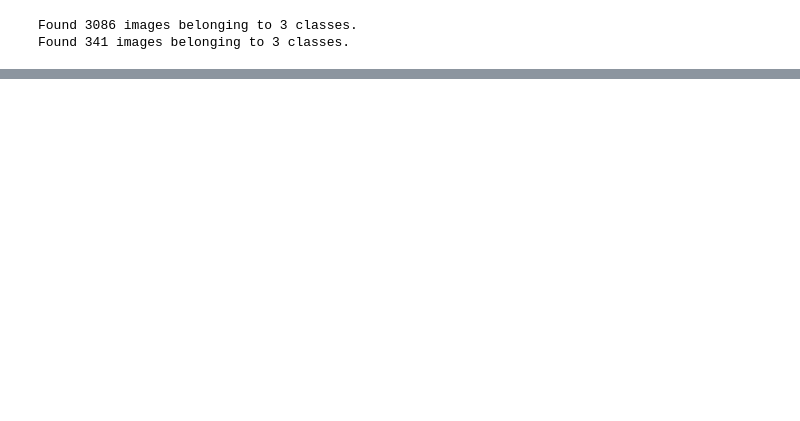
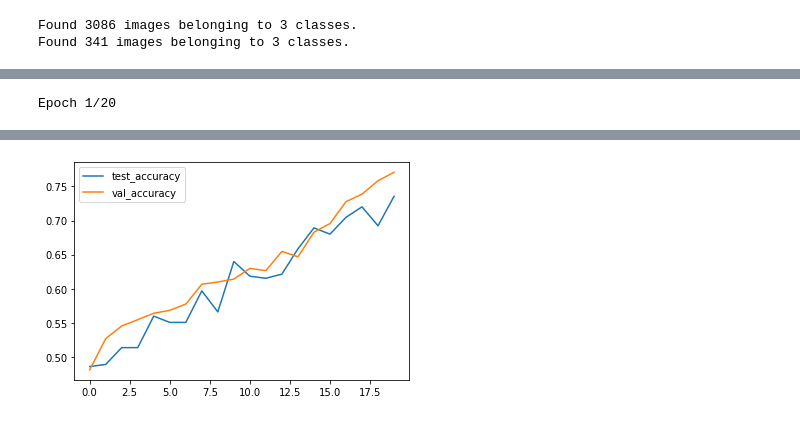
Before and after one commit to a18091986/MachineLearning, a Jupyter notebook: Deep Learning/Convolutional neural network/ImageDataGenerator_cars_img_prediction.ipynb, the cells around one changed output, grey strips where cells are left out. Drawn from its saved outputs; the diff is of its cells as text; code cells hidden in the pictures; blank space fills up the shorter version.

Commit message:
Pooling Layer Type Selection

```diff
--- a/Deep Learning/Convolutional neural network/ImageDataGenerator_cars_img_prediction.ipynb
+++ b/Deep Learning/Convolutional neural network/ImageDataGenerator_cars_img_prediction.ipynb
@@ -120,0 +144,72 @@ model.compile(loss='categorical_crossentropy', optimizer=Adam(lr=0.0001), metric
+# %%
+compare_dict = dict()
+for pooling_layer_in in [(MaxPooling2D(pool_size = (2,2)), 1), (AveragePooling2D(pool_size = (2,2)), 2), (Conv2D(256, (2,2), padding = 'same', strides = (2,2), activation = 'relu'), 3),
+                        (MaxPooling2D(pool_size = (3,3)), 4), (AveragePooling2D(pool_size = (3,3)), 5), (Conv2D(256, (3,3), padding = 'same', strides = (3,3), activation = 'relu'), 6)]:
+  for pooling_layer_out in [(GlobalMaxPooling2D(), 1), (GlobalAveragePooling2D(), 2)]:
+    print(f'Для комбинации {pooling_layer_in[1]}-{pooling_layer_out[1]}')
+    result = model_choose(pooling_layer_in = pooling_layer_in[0], pooling_layer_out = pooling_layer_out[0], n_epochs = 10)
+    compare_dict[f'{pooling_layer_in[1]}-{pooling_layer_out[1]}'] = result
+    print(f'val_accuracy: {result[-1]}\n{"*"*100}')
+# %%
+def model_choose(pooling_layer_in, pooling_layer_out, n_epochs):
+  #Создаем последовательную модель
+  model = Sequential()
+  #Первый сверточный слой
+  model.add(Conv2D(256, (3, 3), padding='same', activation='relu', input_shape=(img_w, img_h, 3)))
+  #Второй сверточный слой
+  model.add(Conv2D(256, (3, 3), padding='same', activation='relu'))
+  model.add(pooling_layer_in)
+  #Третий сверточный слой
+  model.add(Conv2D(256, (3, 3), padding='same', activation='relu'))
+  #Слой регуляризации Dropout
+  model.add(Dropout(0.2))
+  #Четвертый сверточный слой
+  model.add(Conv2D(256, (3, 3), padding='same', activation='relu'))
+  model.add(pooling_layer_in)
+  #Слой регуляризации Dropout
+  model.add(Dropout(0.2))
+  #Пятый сверточный слой
+  model.add(Conv2D(512, (3, 3), padding='same', activation='relu'))
+  #Шестой сверточный слой
+  model.add(Conv2D(1024, (3, 3), padding='same', activation='relu'))
+  model.add(pooling_layer_out)
+  #Слой регуляризации Dropout
+  model.add(Dropout(0.2))
+  #Слой преобразования двумерных данных в одномерные
+  model.add(Flatten())
+  #Полносвязный слой
+  model.add(Dense(2048, activation='relu'))
+  #Полносвязный слой
+  model.add(Dense(4096, activation='relu'))
+  #Вызодной полносвязный слой
+  model.add(Dense(len(train_generator.class_indices), activation='softmax'))
+
+  model.compile(loss='categorical_crossentropy', optimizer=Adam(learning_rate=0.0001), metrics=['accuracy'])
+
+  history = model.fit_generator(
+    train_generator,
+    steps_per_epoch = train_generator.samples // batch_size,
+    validation_data = val_generator,
+    validation_steps = val_generator.samples // batch_size,
+    epochs=n_epochs,
+    verbose=1
+)
+
+  # plt.plot(history.history['accuracy'],
+  #        label='Доля верных ответов на обучающем наборе')
+  # plt.plot(history.history['val_accuracy'],
+  #         label='Доля верных ответов на проверочном наборе')
+  # plt.xlabel('Эпоха обучения')
+  # plt.ylabel('Доля верных ответов')
+  # plt.legend()
+  # plt.show()
+
+  return history.history['val_accuracy'], history.history['accuracy'], model
+
+test_accuracy, val_accuracy, model = model_choose(pooling_layer_in = MaxPooling2D(pool_size = (2,2)), pooling_layer_out = GlobalMaxPooling2D(), n_epochs = 20)
+
+plt.plot(test_accuracy, label = 'test_accuracy')
+plt.plot(val_accuracy, label = 'val_accuracy')
+plt.legend();
+# %% [output]
+Epoch 1/20
@@ -121 +233,2 @@ model.compile(loss='categorical_crossentropy', optimizer=Adam(lr=0.0001), metric
+[figure, added]
 # %%
```
Also changed, not shown: parts of 10 cells of this notebook.
